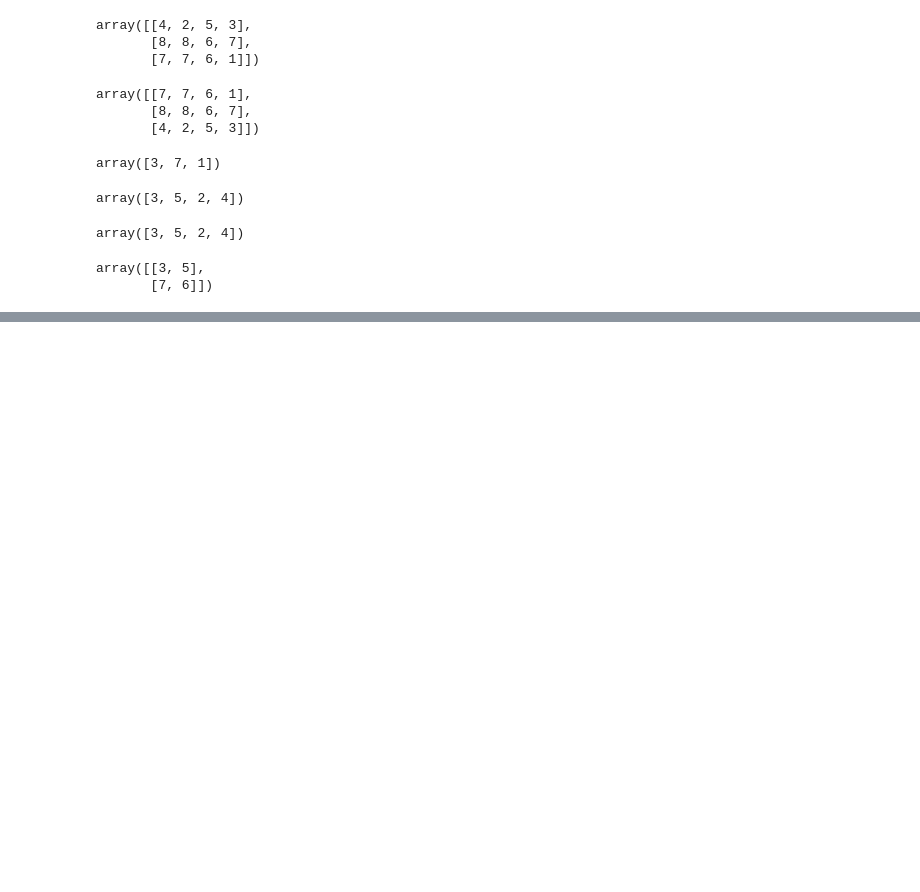
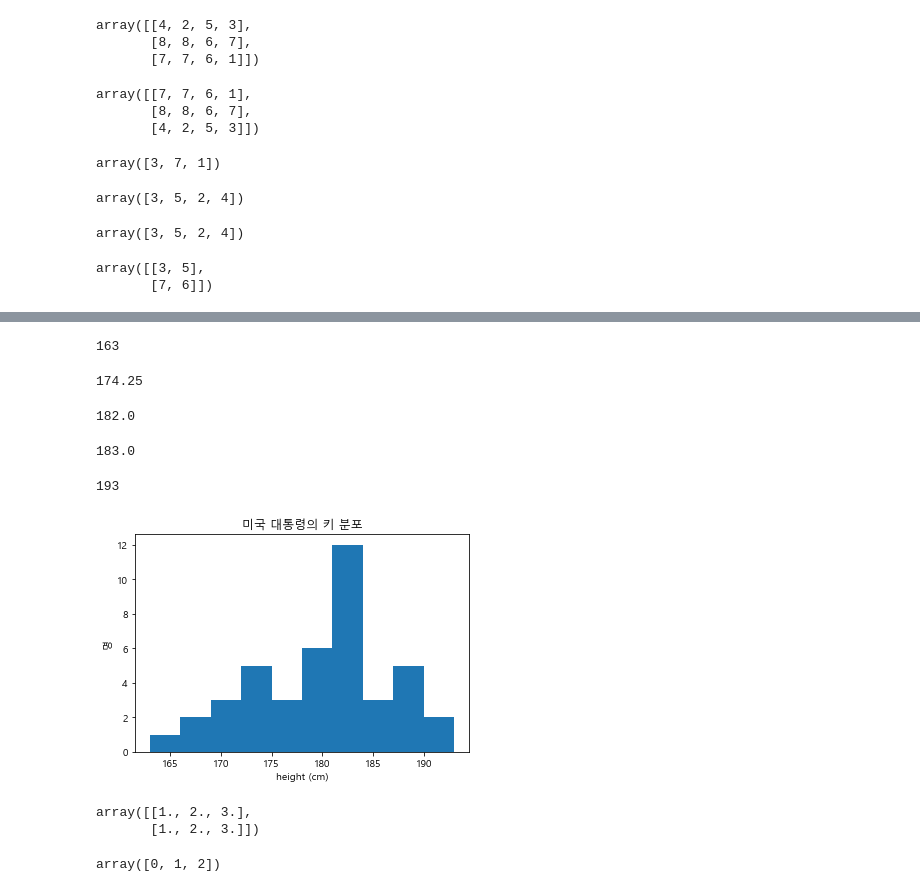
Before and after one commit to t8t/python22, a Jupyter notebook: Day3.ipynb, the cells around one changed output, grey strips where cells are left out. Cells and saved outputs as stored; diff of their text form; code cells hidden in the pictures; blank space fills up the shorter version.

```diff
--- a/Day3.ipynb
+++ b/Day3.ipynb
@@ -277,0 +485,6 @@ array([[3, 5],
+# %%
+import pandas as pd
+
+data = pd.read_csv("https://raw.githubusercontent.com/wikibook/python-ds-handbook/master/notebooks/data/president_heights.csv")
+heights = np.array(data["height(cm)"])
+heights
@@ -277,0 +500,46 @@ array([[3, 5],
+# %%
+heights.min() # 0 사분위
+# %% [output]
+163
+# %%
+np.percentile(heights, 25) # 1사분위
+# %% [output]
+174.25
+# %%
+np.median(heights) # 2사분위
+# %% [output]
+182.0
+# %%
+np.percentile(heights, 75) # 3사분위
+# %% [output]
+183.0
+# %%
+heights.max() # 4사분위
+# %% [output]
+193
+# %%
+import matplotlib.pyplot as plt
+import matplotlib as mpl
+
+font_name = mpl.font_manager.FontProperties(fname="C:/Windows/Fonts/malgun.ttf").get_name()
+mpl.rc('font', family=font_name)
+
+plt.hist(heights) # 분포도 - 정규분포와 다름 치우쳐 있는걸 봄
+plt.title("미국 대통령의 키 분포")
+plt.xlabel("height (cm)")
+plt.ylabel("명");
+# %% [output]
+[figure, added]
+# %%
+M = np.ones((2, 3))
+a = np.arange(3)
+
+M + a
+# %% [output]
+array([[1., 2., 3.],
+       [1., 2., 3.]])
+# %%
+a = np.arange(3)
+a
+# %% [output]
+array([0, 1, 2])
```
Also changed, not shown: parts of 68 cells of this notebook.
